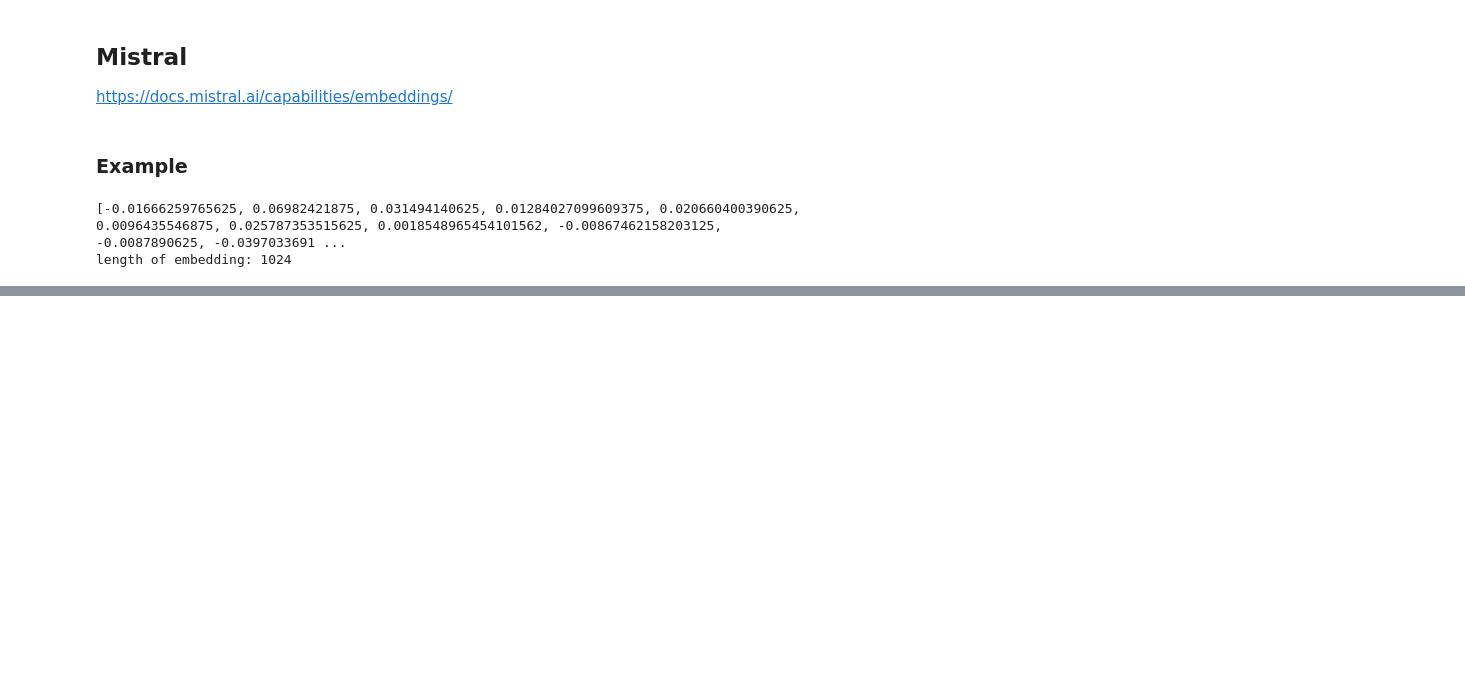
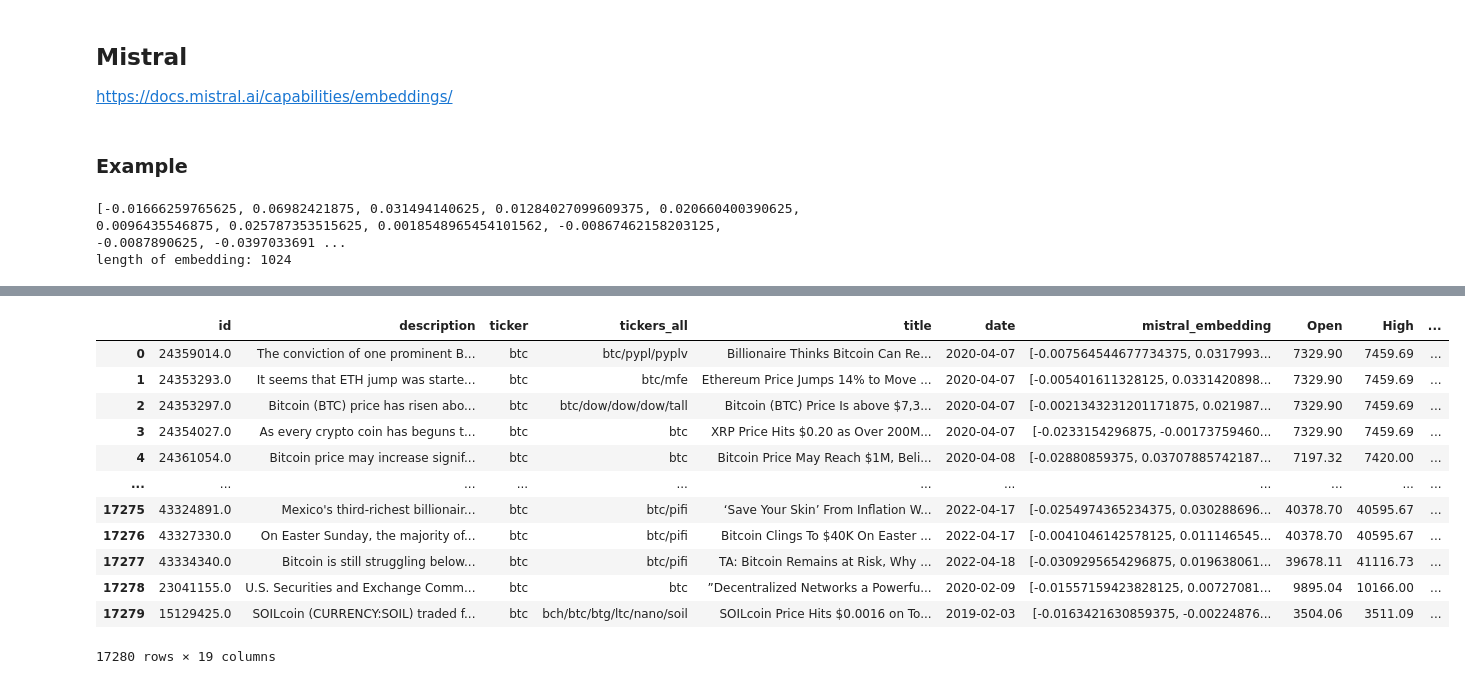
Before and after one commit to yeyechen/NLP-news-sentiment-on-cryptos, a Jupyter notebook: notebooks/embeddings.ipynb, the cells around one changed output, grey strips where cells are left out. Cells and saved outputs as stored; diff of their text form; code cells hidden in the pictures; blank space fills up the shorter version.

Commit message:
Organise embedding output (mistral)

```diff
--- a/notebooks/embeddings.ipynb
+++ b/notebooks/embeddings.ipynb
@@ -154,0 +244,18 @@ run_mistral_embedding(news_data_df, api_key=api_key, model='mistral-embed')
+# %%
+import duckdb
+# some data filtering, let's focus on btc first
+# 1. ticker = btc
+# 2. after 2016-01-01
+# 3. description is not empty
+
+filter_df = duckdb.query(
+    """
+    SELECT *
+    FROM news_mistral_embed_df
+    WHERE ticker = 'btc'
+    AND date >= '2016-01-01'
+    AND description != ''
+    """
+).fetchdf()
+
+filter_df
@@ -154,0 +299,27 @@ run_mistral_embedding(news_data_df, api_key=api_key, model='mistral-embed')
+# %%
+# normalise date before merging
+filter_df['date'] = filter_df['date'].dt.normalize()
+btc_daily['date'] = btc_daily['date'].dt.normalize()
+
+mistal_embedding_btc_df = pd.merge(
+    filter_df,
+    btc_daily,
+    on='date',
+    how='inner'
+)
+
+mistal_embedding_btc_df
+# %% [output]
+|  | id | description | ticker | tickers_all | title | date | mistral_embedding | Open | High | ... |
+| 0 | 24359014.0 | The conviction of one prominent B... | btc | btc/pypl/pyplv | Billionaire Thinks Bitcoin Can Re... | 2020-04-07 | [-0.007564544677734375, 0.0317993... | 7329.90 | 7459.69 | ... |
+| 1 | 24353293.0 | It seems that ETH jump was starte... | btc | btc/mfe | Ethereum Price Jumps 14% to Move ... | 2020-04-07 | [-0.005401611328125, 0.0331420898... | 7329.90 | 7459.69 | ... |
+| 2 | 24353297.0 | Bitcoin (BTC) price has risen abo... | btc | btc/dow/dow/dow/tall | Bitcoin (BTC) Price Is above $7,3... | 2020-04-07 | [-0.0021343231201171875, 0.021987... | 7329.90 | 7459.69 | ... |
+| 3 | 24354027.0 | As every crypto coin has beguns t... | btc | btc | XRP Price Hits $0.20 as Over 200M... | 2020-04-07 | [-0.0233154296875, -0.00173759460... | 7329.90 | 7459.69 | ... |
+| 4 | 24361054.0 | Bitcoin price may increase signif... | btc | btc | Bitcoin Price May Reach $1M, Beli... | 2020-04-08 | [-0.02880859375, 0.03707885742187... | 7197.32 | 7420.00 | ... |
+| ... | ... | ... | ... | ... | ... | ... | ... | ... | ... | ... |
+| 17275 | 43324891.0 | Mexico's third-richest billionair... | btc | btc/pifi | ‘Save Your Skin’ From Inflation W... | 2022-04-17 | [-0.0254974365234375, 0.030288696... | 40378.70 | 40595.67 | ... |
+| 17276 | 43327330.0 | On Easter Sunday, the majority of... | btc | btc/pifi | Bitcoin Clings To $40K On Easter ... | 2022-04-17 | [-0.0041046142578125, 0.011146545... | 40378.70 | 40595.67 | ... |
+| 17277 | 43334340.0 | Bitcoin is still struggling below... | btc | btc/pifi | TA: Bitcoin Remains at Risk, Why ... | 2022-04-18 | [-0.0309295654296875, 0.019638061... | 39678.11 | 41116.73 | ... |
+| 17278 | 23041155.0 | U.S. Securities and Exchange Comm... | btc | btc | ”Decentralized Networks a Powerfu... | 2020-02-09 | [-0.01557159423828125, 0.00727081... | 9895.04 | 10166.00 | ... |
+| 17279 | 15129425.0 | SOILcoin (CURRENCY:SOIL) traded f... | btc | bch/btc/btg/ltc/nano/soil | SOILcoin Price Hits $0.0016 on To... | 2019-02-03 | [-0.0163421630859375, -0.00224876... | 3504.06 | 3511.09 | ... |
+17280 rows × 19 columns
```
Also changed, not shown: parts of 12 cells of this notebook.
